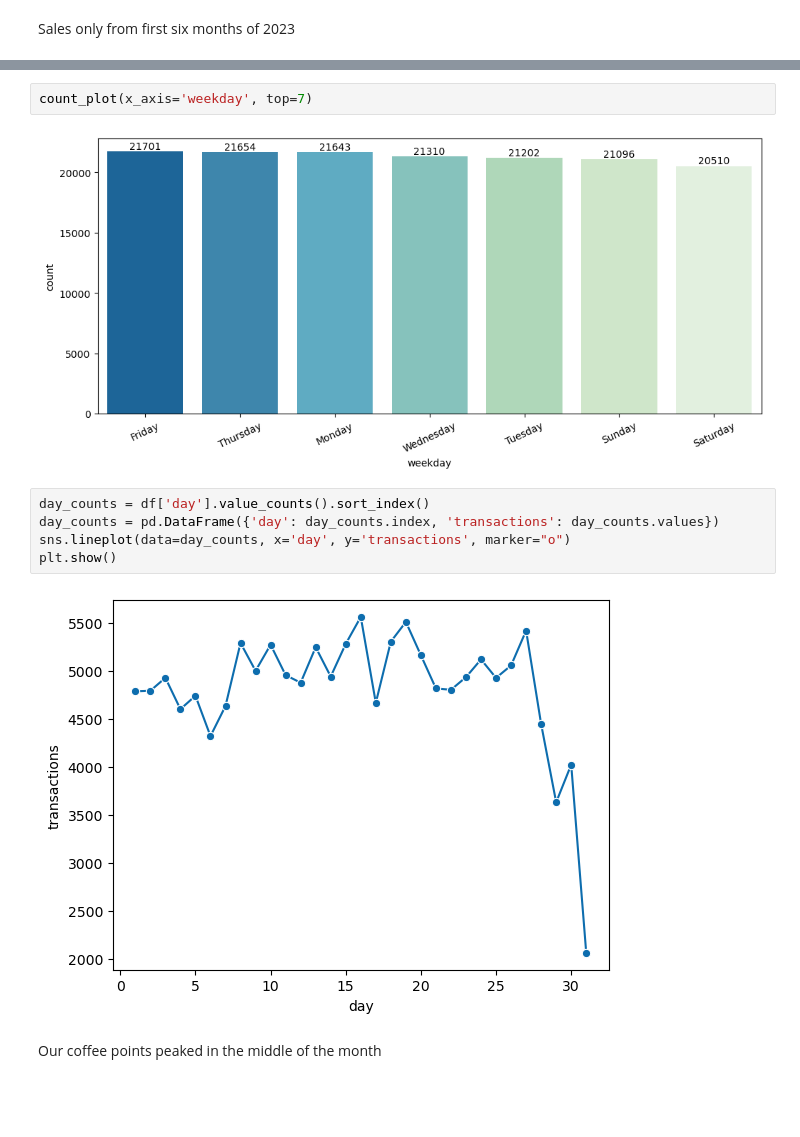
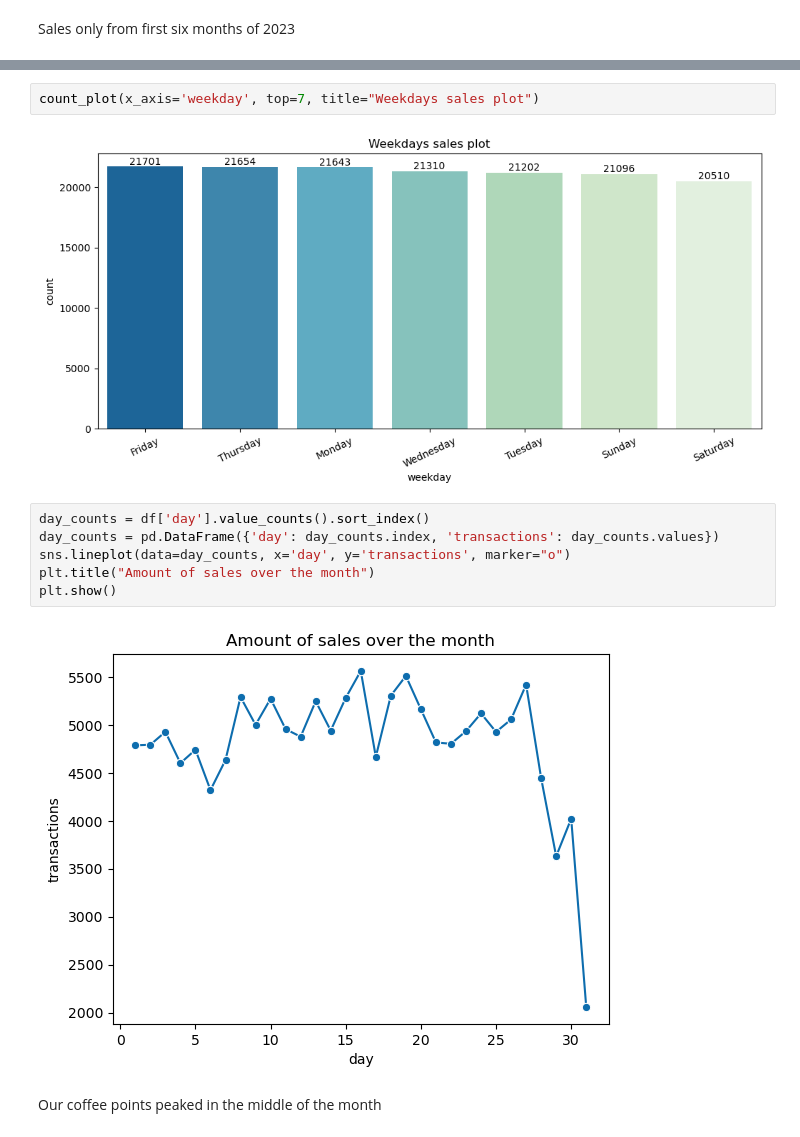
Before and after one commit to kayukovzakhar/coffe-shops, a Jupyter notebook: CoffeeShops.ipynb, the cells around one changed output, grey strips where cells are left out. Saved outputs shown, nothing was run; the diff lists cells and outputs as text; blank space fills up the shorter version.

```diff
--- a/CoffeeShops.ipynb
+++ b/CoffeeShops.ipynb
@@ -198,14 +195,15 @@ count_plot(x_axis='month', top=6)
 # %%
-count_plot(x_axis='weekday', top=7)
+count_plot(x_axis='weekday', top=7, title="Weekdays sales plot")
 # %% [output]
-[figure, old version]
+[figure, new version]
 # %%
 day_counts = df['day'].value_counts().sort_index()
 day_counts = pd.DataFrame({'day': day_counts.index, 'transactions': day_counts.values})
 sns.lineplot(data=day_counts, x='day', y='transactions', marker="o")
+plt.title("Amount of sales over the month")
 plt.show()
 # %% [output]
-[figure, old version]
+[figure, new version]
 # %% [markdown]
 Our coffee points peaked in the middle of the month
 # %% [markdown]
```
Also changed, not shown: parts of 13 cells of this notebook.
